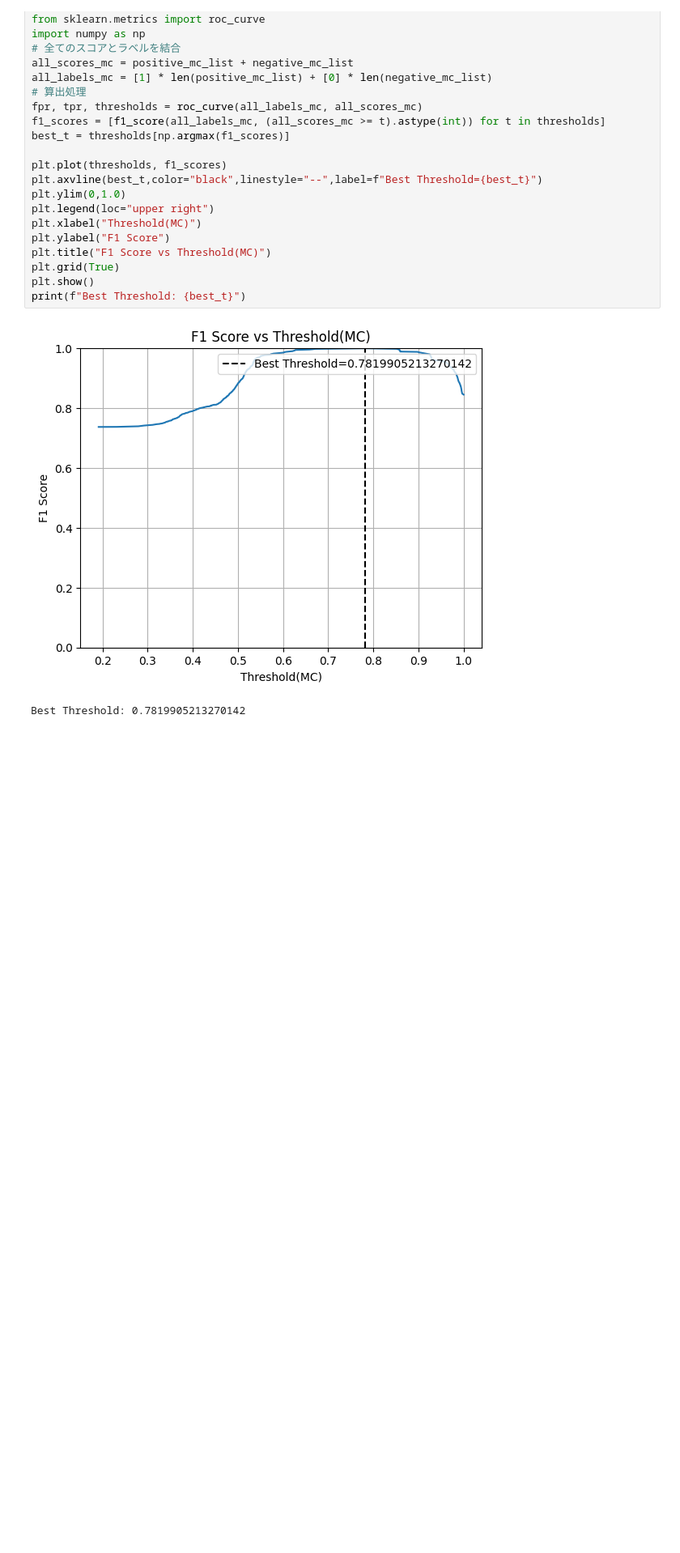
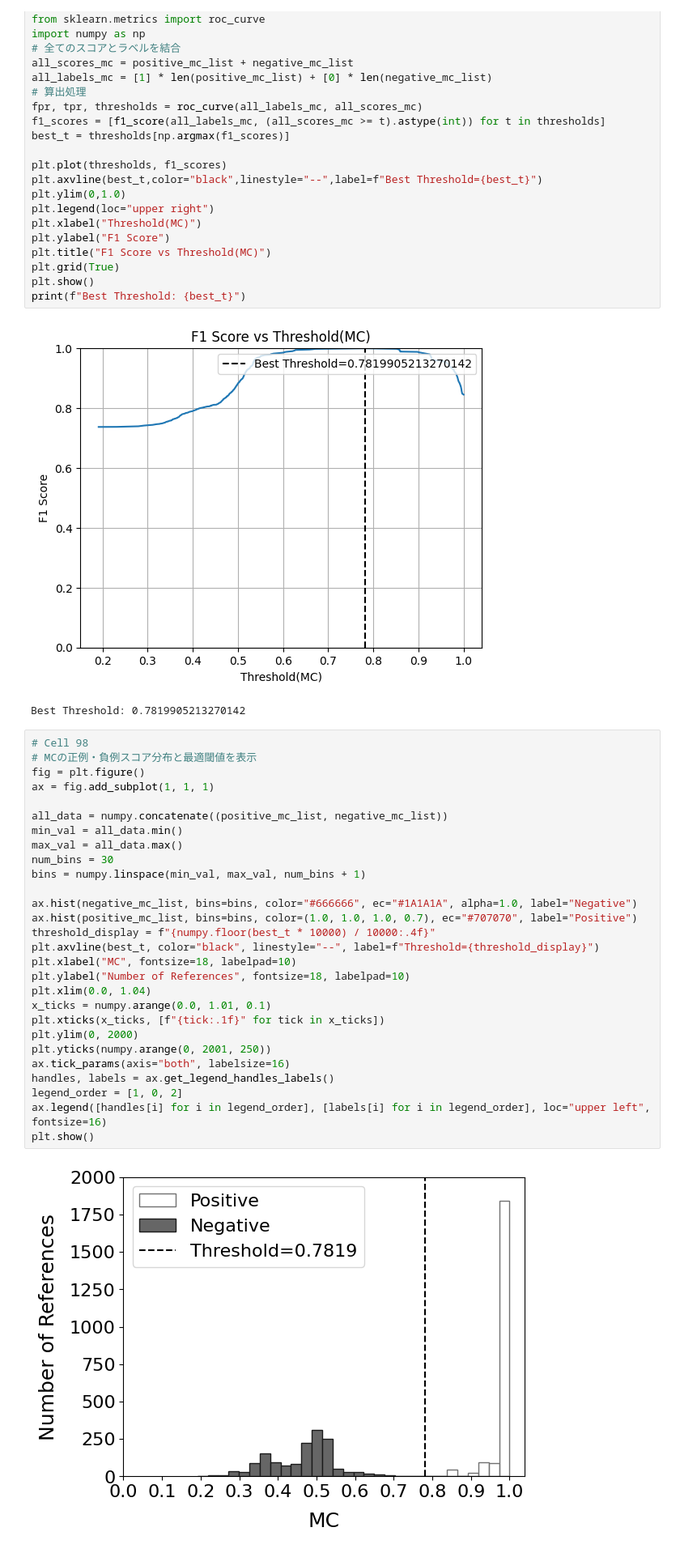
Before and after one commit to mehuu2000/tanigawa_paper, a Jupyter notebook: 4プログラム/preliminary_experiment.ipynb, the cells around one changed output. Shown at 81% size. Drawn from its saved outputs; the diff is of its cells as text; blank space fills up the shorter version.

```diff
--- a/4プログラム/preliminary_experiment.ipynb
+++ b/4プログラム/preliminary_experiment.ipynb
@@ -1632,3 +1648,33 @@ print(f"Best Threshold: {best_t}")
 # %% [output]
 [figure]
 Best Threshold: 0.7819905213270142
+# %%
+# Cell 98
+# MCの正例・負例スコア分布と最適閾値を表示
+fig = plt.figure()
+ax = fig.add_subplot(1, 1, 1)
+
+all_data = numpy.concatenate((positive_mc_list, negative_mc_list))
+min_val = all_data.min()
+max_val = all_data.max()
+num_bins = 30
+bins = numpy.linspace(min_val, max_val, num_bins + 1)
+
+ax.hist(negative_mc_list, bins=bins, color="#666666", ec="#1A1A1A", alpha=1.0, label="Negative")
+ax.hist(positive_mc_list, bins=bins, color=(1.0, 1.0, 1.0, 0.7), ec="#707070", label="Positive")
+threshold_display = f"{numpy.floor(best_t * 10000) / 10000:.4f}"
+plt.axvline(best_t, color="black", linestyle="--", label=f"Threshold={threshold_display}")
+plt.xlabel("MC", fontsize=18, labelpad=10)
+plt.ylabel("Number of References", fontsize=18, labelpad=10)
+plt.xlim(0.0, 1.04)
+x_ticks = numpy.arange(0.0, 1.01, 0.1)
+plt.xticks(x_ticks, [f"{tick:.1f}" for tick in x_ticks])
+plt.ylim(0, 2000)
+plt.yticks(numpy.arange(0, 2001, 250))
+ax.tick_params(axis="both", labelsize=16)
+handles, labels = ax.get_legend_handles_labels()
+legend_order = [1, 0, 2]
+ax.legend([handles[i] for i in legend_order], [labels[i] for i in legend_order], loc="upper left", fontsize=16)
+plt.show()
+# %% [output]
+[figure, added]
```
Also changed, not shown: parts of 8 cells of this notebook.
